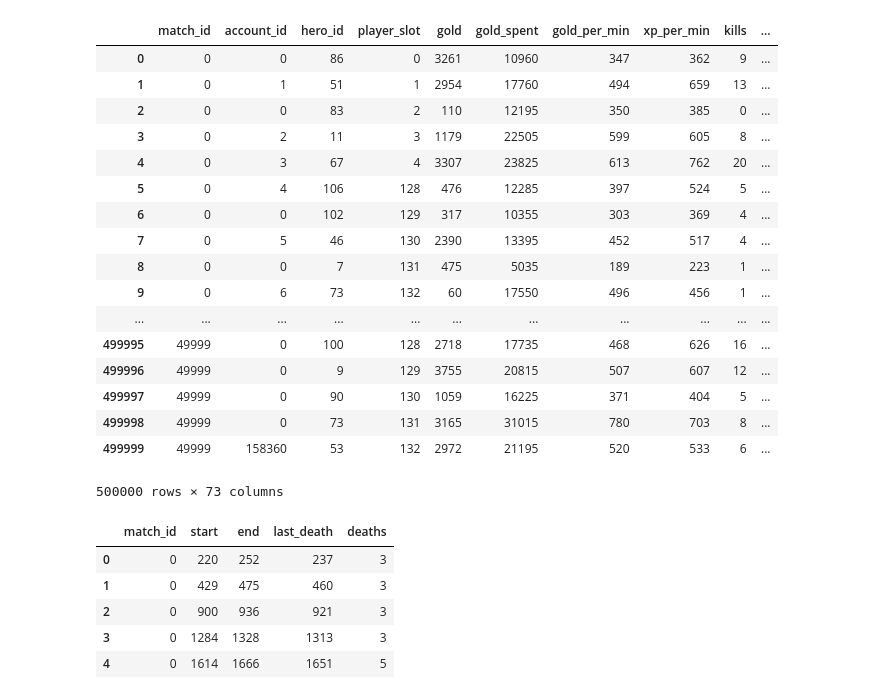
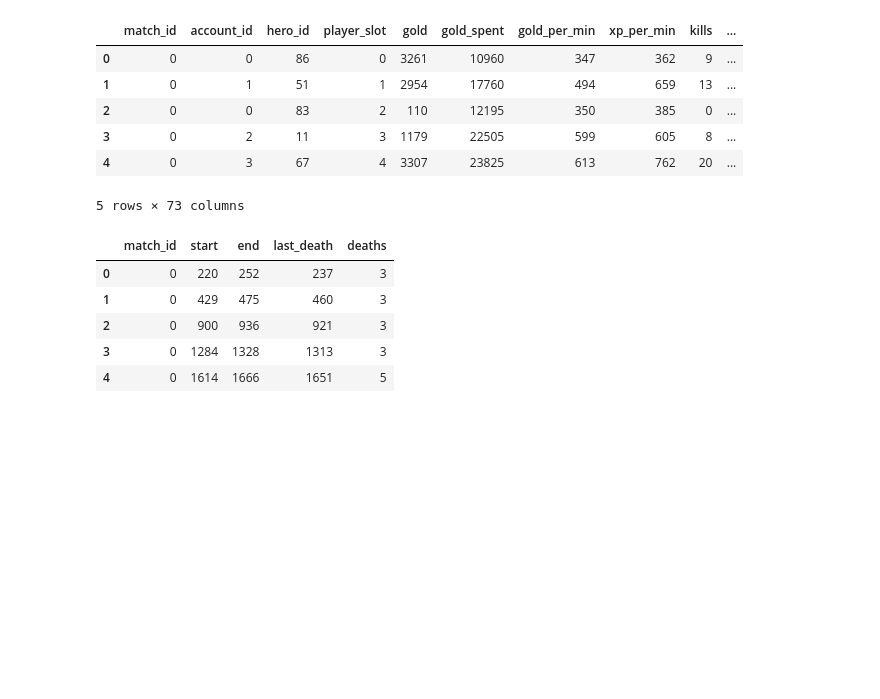
Before and after one commit to itsDZhang/Dota2__Data-Mining, a Jupyter notebook: fight_outcome.ipynb, the cells around one changed output. Drawn from its saved outputs; the diff is of its cells as text; code cells hidden in the pictures; blank space fills up the shorter version.

```diff
--- a/fight_outcome.ipynb
+++ b/fight_outcome.ipynb
@@ -49,26 +26,15 @@ player_ratings
 # %%
 players = pd.read_csv('players.csv')
 # %%
-players
+players.head()
 # %% [output]
 |  | match_id | account_id | hero_id | player_slot | gold | gold_spent | gold_per_min | xp_per_min | kills | ... |
 | 0 | 0 | 0 | 86 | 0 | 3261 | 10960 | 347 | 362 | 9 | ... |
 | 1 | 0 | 1 | 51 | 1 | 2954 | 17760 | 494 | 659 | 13 | ... |
 | 2 | 0 | 0 | 83 | 2 | 110 | 12195 | 350 | 385 | 0 | ... |
 | 3 | 0 | 2 | 11 | 3 | 1179 | 22505 | 599 | 605 | 8 | ... |
 | 4 | 0 | 3 | 67 | 4 | 3307 | 23825 | 613 | 762 | 20 | ... |
-| 5 | 0 | 4 | 106 | 128 | 476 | 12285 | 397 | 524 | 5 | ... |
-| 6 | 0 | 0 | 102 | 129 | 317 | 10355 | 303 | 369 | 4 | ... |
-| 7 | 0 | 5 | 46 | 130 | 2390 | 13395 | 452 | 517 | 4 | ... |
-| 8 | 0 | 0 | 7 | 131 | 475 | 5035 | 189 | 223 | 1 | ... |
-| 9 | 0 | 6 | 73 | 132 | 60 | 17550 | 496 | 456 | 1 | ... |
-| ... | ... | ... | ... | ... | ... | ... | ... | ... | ... | ... |
-| 499995 | 49999 | 0 | 100 | 128 | 2718 | 17735 | 468 | 626 | 16 | ... |
-| 499996 | 49999 | 0 | 9 | 129 | 3755 | 20815 | 507 | 607 | 12 | ... |
-| 499997 | 49999 | 0 | 90 | 130 | 1059 | 16225 | 371 | 404 | 5 | ... |
-| 499998 | 49999 | 0 | 73 | 131 | 3165 | 31015 | 780 | 703 | 8 | ... |
-| 499999 | 49999 | 158360 | 53 | 132 | 2972 | 21195 | 520 | 533 | 6 | ... |
-500000 rows × 73 columns
+5 rows × 73 columns
 # %%
 teamfights = pd.read_csv('teamfights.csv')
 teamfights.head()
```
Also changed, not shown: parts of 12 cells of this notebook.
